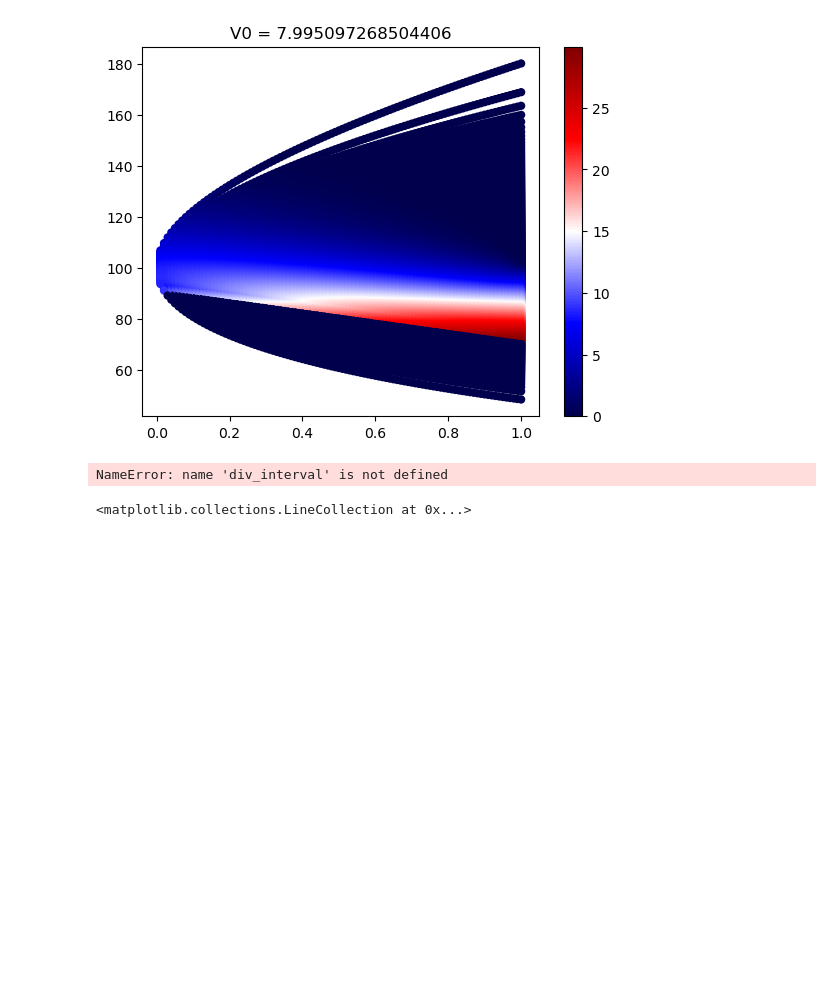
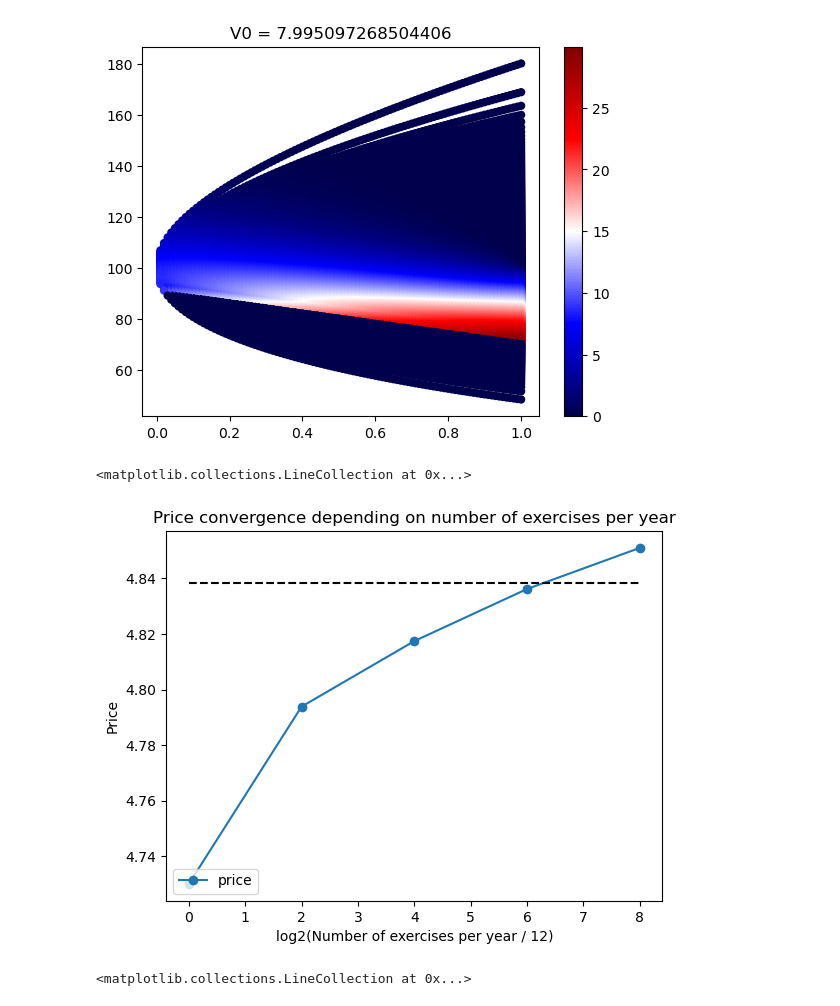
Before and after one commit to michalsn13/Longstaff-Schwartz_app, a Jupyter notebook: Stochastic_Mesh_main.ipynb, the cells around one changed output. Saved outputs shown, nothing was run; the diff lists cells and outputs as text; code cells hidden in the pictures; blank space fills up the shorter version.

```diff
--- a/Stochastic_Mesh_main.ipynb
+++ b/Stochastic_Mesh_main.ipynb
@@ -13,7 +13,7 @@ from underlying import GBM
 from stochastic_mesh_func import *
 # %%
 mu = 0.05
-r = 0.3
+r = 0.1
 sigma = 0.2
 T = 1
 values_per_year = 120
@@ -182,21 +182,24 @@ plt.title(f'V0 = {V}')
 Text(0.5, 1.0, 'V0 = 7.995097268504406')
 [figure]
 # %%
-bs = range(1,12)
-exercises = range(2, 10, 2)
-Vs = pd.DataFrame(index = bs, columns = [f'exercises per year = 2^{e}' for e in exercises])
-for b in bs:
-    for e in exercises:
-        underlying = GBM(S0, mu, sigma, r, div = 30, div_freq = 1, next_div_moment = 0.5, values_per_year = 2**e)
-        vanilla_call = Option(underlying, lambda X,t: np.maximum(X-K, 0), T)
-        price, _, _, _ = stochastic_mesh(vanilla_call, 2**b, True)
-        Vs.loc[b, f'exercises per year = 2^{e}'] = price
+exercises = range(0, 10, 2)
+Vs = pd.DataFrame(index = exercises, columns = ['price'])
+for e in exercises:
+    underlying = GBM(S0, sigma, r, div = 0, div_freq = 0, next_div_moment = 0, values_per_year = 12 * 2**e)
+    vanilla_put = Option(underlying, lambda X,t: np.maximum(K-X, 0), T)
+    price, _, _, _ = stochastic_mesh(vanilla_put, 1000, True)
+    Vs.loc[e] = price
-# %% [output]
-NameError: name 'div_interval' is not defined
 # %%
-Vs.plot(style = '-o')
-plt.legend(loc = 'lower left')
-plt.hlines(xmin = 1, xmax = len(bs), y = 6.888402, linestyles = 'dashed', color = 'black')
+fig, axs = plt.subplots()
+g = Vs.plot(style = '-o', ax = axs)
+g.legend(loc = 'lower left')
+g.set_title('Price convergence depending on number of exercises per year')
+g.set_xlabel('log2(Number of exercises per year / 12)')
+g.set_ylabel('Price')
+g.hlines(xmin = min(exercises), xmax = max(exercises), y = 4.838223, linestyles = 'dashed', color = 'black')
+# %% [output]
+<matplotlib.collections.LineCollection at 0x...>
+[figure, added]
 # %%
 bs = range(1,12)
 exercises = range(2, 10, 2)
```
Also changed, not shown: parts of 1 cell of this notebook, 13 other files.
